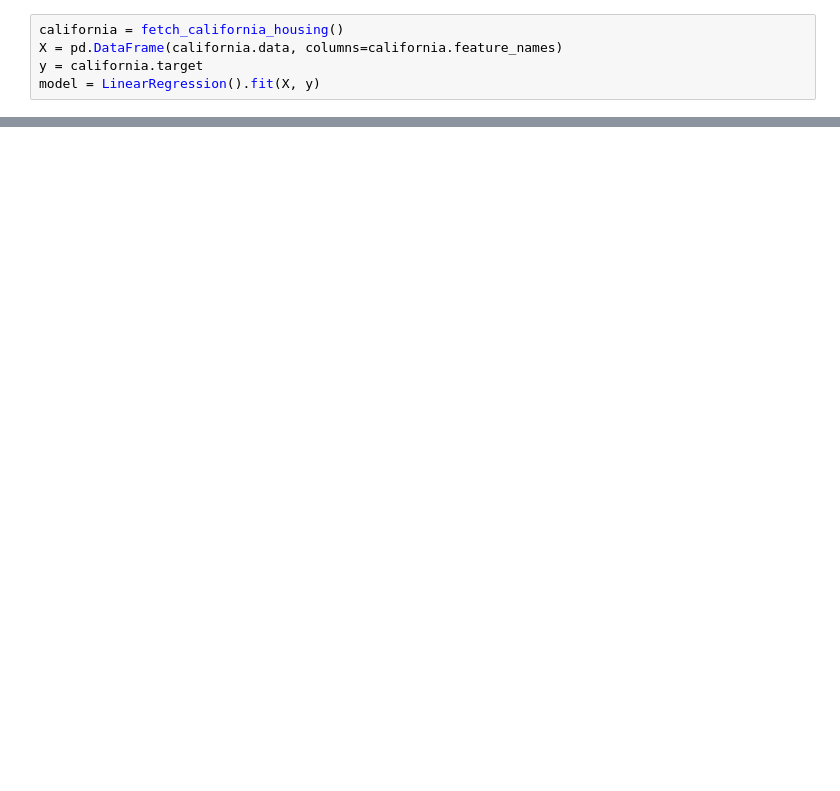
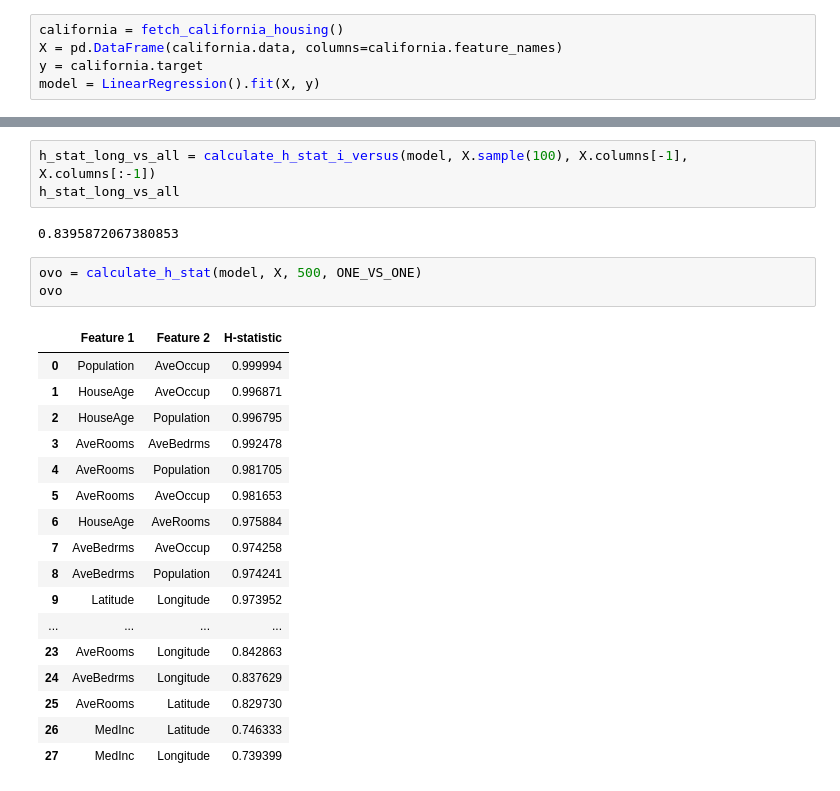
Before and after one commit to pyartemis/artemis, a Jupyter notebook: experiments/h_statistic_experiments.ipynb, the cells around one changed output, grey strips where cells are left out. Saved outputs shown, nothing was run; the diff lists cells and outputs as text; blank space fills up the shorter version.

```diff
--- a/experiments/h_statistic_experiments.ipynb
+++ b/experiments/h_statistic_experiments.ipynb
@@ -36,0 +25,26 @@ h_stat_long_vs_all
+# %%
+h_stat_long_vs_all = calculate_h_stat_i_versus(model, X.sample(100), X.columns[-1], X.columns[:-1])
+h_stat_long_vs_all
+# %% [output]
+0.8395872067380853
+# %%
+ovo = calculate_h_stat(model, X, 500, ONE_VS_ONE)
+ovo
+# %% [output]
+|  | Feature 1 | Feature 2 | H-statistic |
+| 0 | Population | AveOccup | 0.999994 |
+| 1 | HouseAge | AveOccup | 0.996871 |
+| 2 | HouseAge | Population | 0.996795 |
+| 3 | AveRooms | AveBedrms | 0.992478 |
+| 4 | AveRooms | Population | 0.981705 |
+| 5 | AveRooms | AveOccup | 0.981653 |
+| 6 | HouseAge | AveRooms | 0.975884 |
+| 7 | AveBedrms | AveOccup | 0.974258 |
+| 8 | AveBedrms | Population | 0.974241 |
+| 9 | Latitude | Longitude | 0.973952 |
+| ... | ... | ... | ... |
+| 23 | AveRooms | Longitude | 0.842863 |
+| 24 | AveBedrms | Longitude | 0.837629 |
+| 25 | AveRooms | Latitude | 0.829730 |
+| 26 | MedInc | Latitude | 0.746333 |
+| 27 | MedInc | Longitude | 0.739399 |
```
Also changed, not shown: parts of 9 cells of this notebook, 4 other files.
